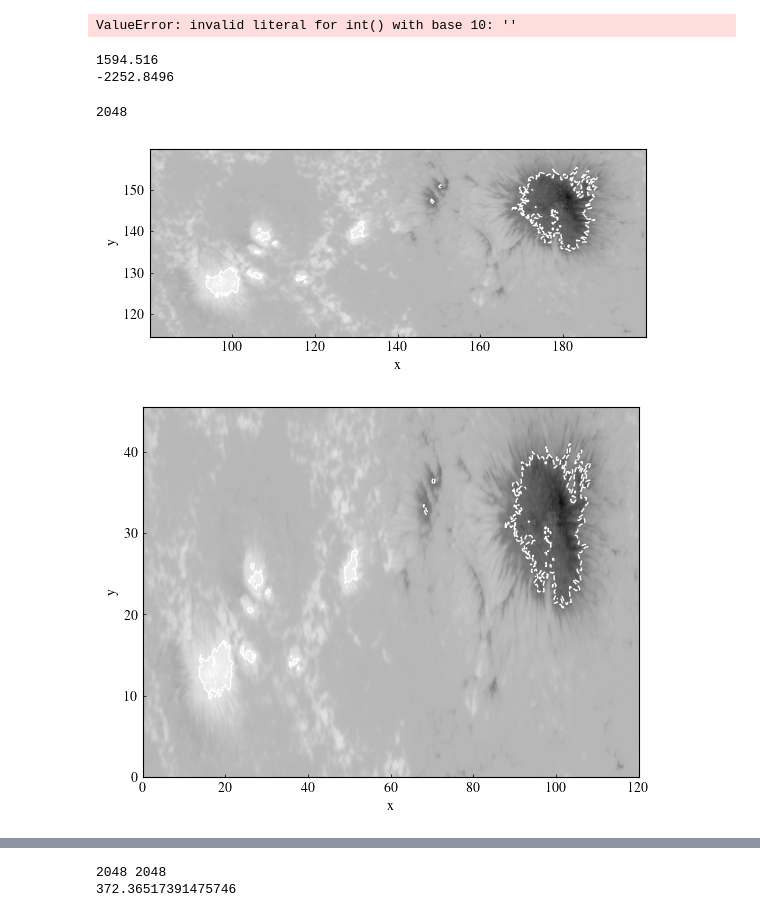
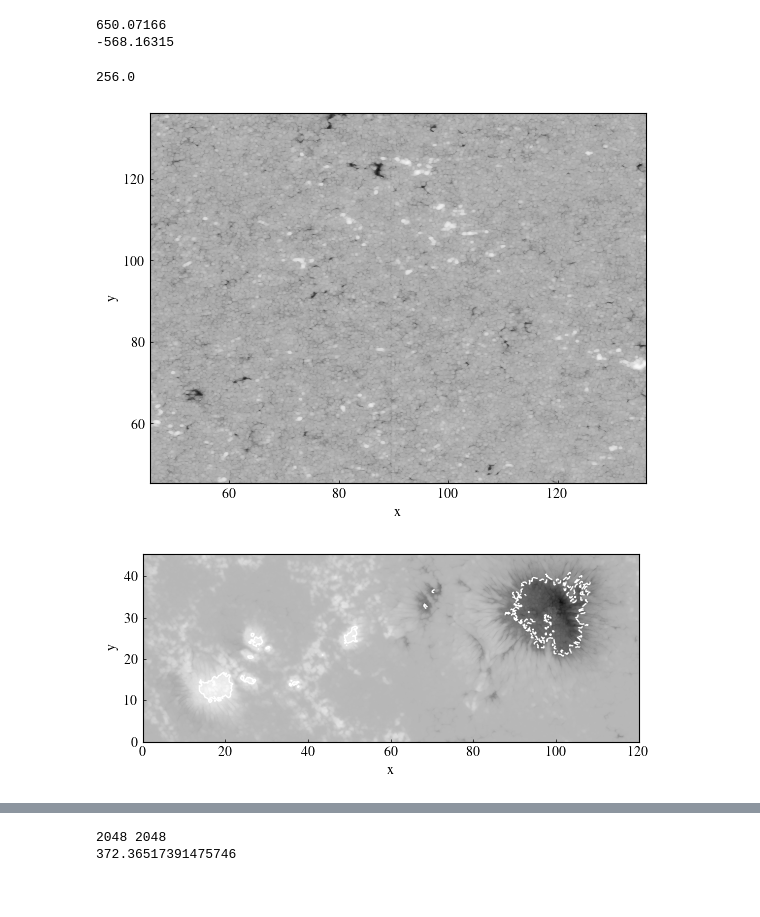
Before and after one commit to LMNadol/mflex, a Jupyter notebook: mhsflex/thesis_SolOr.ipynb, the cells around one changed output, grey strips where cells are left out. Cells and saved outputs as stored; diff of their text form; code cells hidden in the pictures.

```diff
--- a/mhsflex/thesis_SolOr.ipynb
+++ b/mhsflex/thesis_SolOr.ipynb
@@ -54,47 +54,49 @@ c10 = (0.984, 0.455, 0.231)
 c11 = (0.765, 0.835, 0.922)
 c12 = (0.965, 0.694, 0.486)
 c13 = (0.992, 0.584, 0.820)
+folder="/Users/lilli/Desktop/Thesis/soneu/quiet"
 # %%
-path = "/Users/lilli/Desktop/SOAR/obs/solo_L2_phi-hrt-blos_20220307T000609_V01.fits"
+# path = "/Users/lilli/Desktop/SOAR/obs/solo_L2_phi-hrt-blos_20220307T000609_V01.fits"
 # path="/Users/lilli/Desktop/Thesis/soneu/solo_L2_phi-hrt-blos_20230329T125009_V01.fits"
+path="/Users/lilli/Desktop/Thesis/soneu/solo_L2_phi-hrt-blos_20220308T000209_V01.fits"
 data2d = Field2dData.from_fits_SolOr(path)
 
 z0 = 2.0
 deltaz = 0.2
 b = 1.0
-# %% [output]
-ValueError: invalid literal for int() with base 10: ''
 # %%
 print(data2d.bz.max())
 print(data2d.bz.min())
 # %% [output]
-1594.516
--2252.8496
+650.07166
+-568.16315
 # %%
 x_grid, y_grid = np.meshgrid(data2d.x, data2d.y)
 norm = colors.SymLogNorm(50, vmin=-7.5e2, vmax=7.5e2)
 # %%
-print(data2d.ny)
+print(data2d.ny/4)
 # %% [output]
-2048
+256.0
 # %%
 fig = plt.figure()
 ax = fig.add_subplot(111)
-ax.contourf(x_grid[630:880,440:1100], y_grid[630:880,440:1100], data2d.bz[630:880,440:1100], 1000, cmap=cmap) #, norm=norm)
+ax.contourf(x_grid[256:768, 256:768], y_grid[256:768, 256:768], data2d.bz[256:768, 256:768], 1000, cmap=cmap, norm=norm)
 ax.set_xlabel("x")
 ax.set_ylabel("y")
-ax.set_box_aspect((880-630)/(1100-440))
+# ax.set_box_aspect((880-630)/(1100-440))
 plt.tick_params(direction="in", length=2, width=0.5)
 
-CS = ax.contour(
-    x_grid[630:880,440:1100], y_grid[630:880,440:1100], data2d.bz[630:880,440:1100],
-    levels=(-1000, 1000),
-    colors="white",
-    linewidths=1.0,
-)
+# CS = ax.contour(
+#     x_grid, y_grid[630:880,440:1100], data2d.bz[630:880,440:1100],
+#     levels=(-1000, 1000),
+#     colors="white",
+#     linewidths=1.0,
+# )
+plotname = folder + "/contour.png"
+plt.savefig(plotname, dpi=300, bbox_inches="tight", pad_inches=0.1)
 plt.show()
 # %% [output]
-[figure, old version]
+[figure, new version]
 # %%
 data2d = Field2dData.from_fits_SolOr(path)
 # %%
@@ -106,13 +108,15 @@ ax.contourf(x_grid, y_grid, data2d.bz, 1000, cmap=cmap) #, norm=norm)
 ax.set_xlabel("x")
 ax.set_ylabel("y")
 plt.tick_params(direction="in", length=2, width=0.5)
-
+ax.set_box_aspect((880-630)/(1100-440))
 CS = ax.contour(
     x_grid, y_grid, data2d.bz,
     levels=(-1000, 1000),
     colors="white",
     linewidths=1.0,
 )
+plotname = folder + "/contour.png"
+plt.savefig(plotname, dpi=300, bbox_inches="tight", pad_inches=0.1)
 plt.show()
 # %% [output]
-[figure, old version]
+[figure, new version]
```
Also changed, not shown: parts of 9 cells of this notebook, 3 other files.
